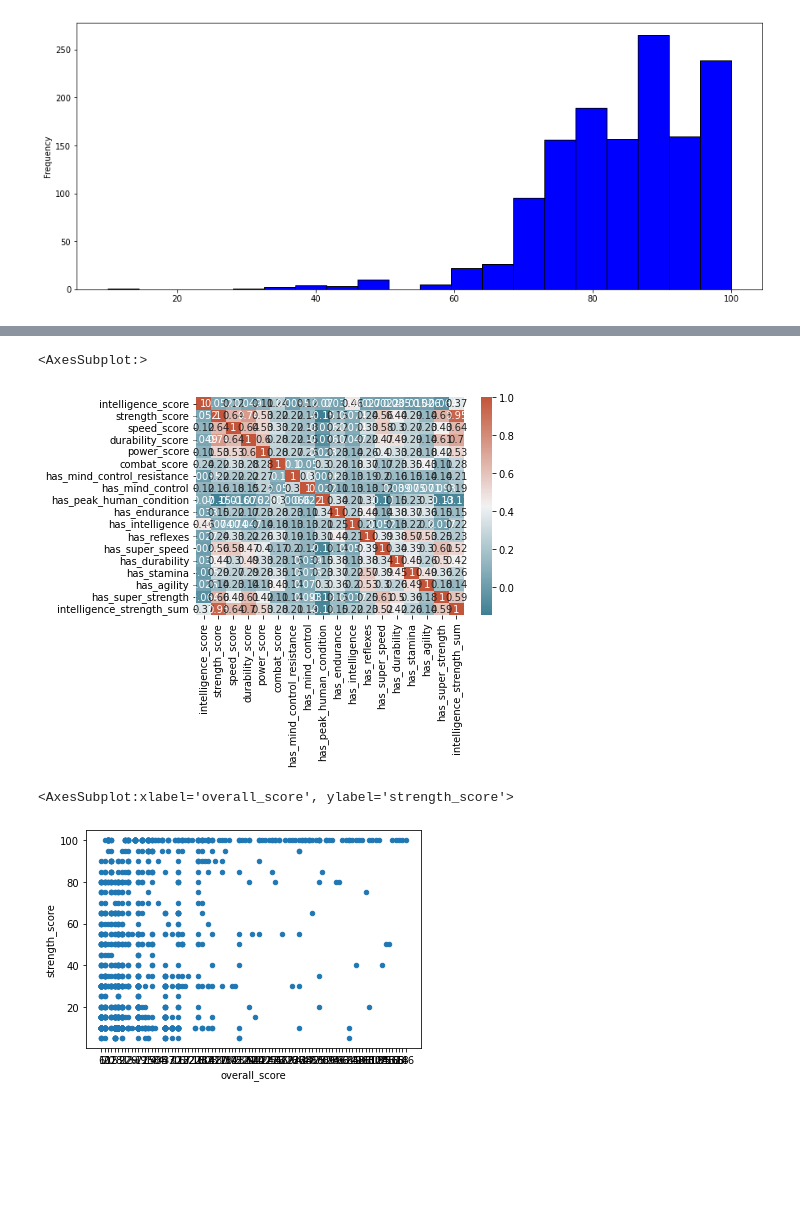
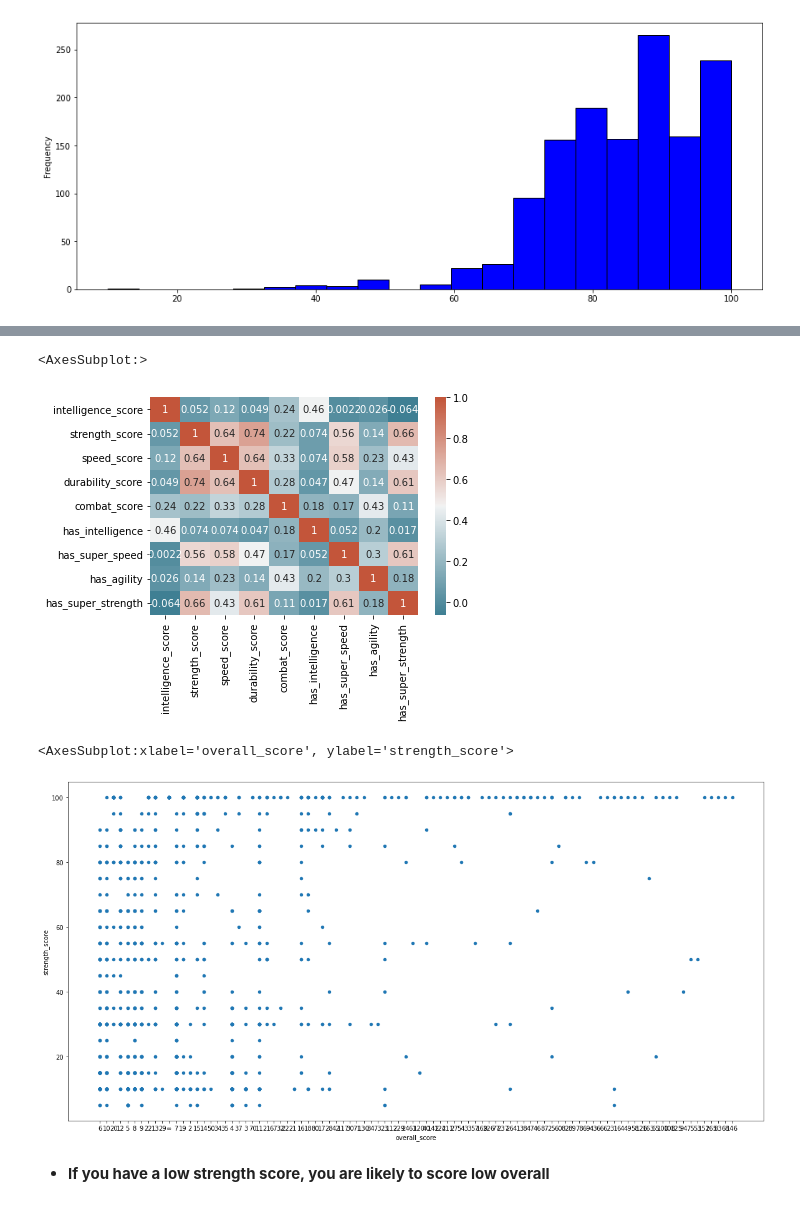
Before and after one commit to data301-2021-winter1/project-group04-project, a Jupyter notebook: notebooks/analysis1.ipynb, the cells around one changed output, grey strips where cells are left out. Cells and saved outputs as stored; diff of their text form; code cells hidden in the pictures; blank space fills up the shorter version.

Commit message:
Descriptions of Task 4 Diagrams- Halle

```diff
--- a/notebooks/analysis1.ipynb
+++ b/notebooks/analysis1.ipynb
@@ -306,12 +309,14 @@ mcu1["intelligence_score"].plot(kind='hist', bins=20, figsize=(15,6), facecolor=
 # %%
-corr = mcu1.corr()
+corr = mcu2.corr()
 sns.heatmap(corr, xticklabels=corr.columns, yticklabels=corr.columns, annot=True, cmap=sns.diverging_palette(220, 20, as_cmap=True))
 # %% [output]
 <AxesSubplot:>
-[figure, old version]
+[figure, new version]
 # %%
-mcu1.plot(kind='scatter', x="overall_score", y="strength_score")
+mcu1.plot(kind='scatter', x="overall_score", y="strength_score", figsize=(20,10))
 # %% [output]
 <AxesSubplot:xlabel='overall_score', ylabel='strength_score'>
-[figure, old version]
+[figure, new version]
+# %% [markdown]
+- **If you have a low strength score, you are likely to score low overall**
 # %%
```
Also changed, not shown: parts of 13 cells of this notebook.
